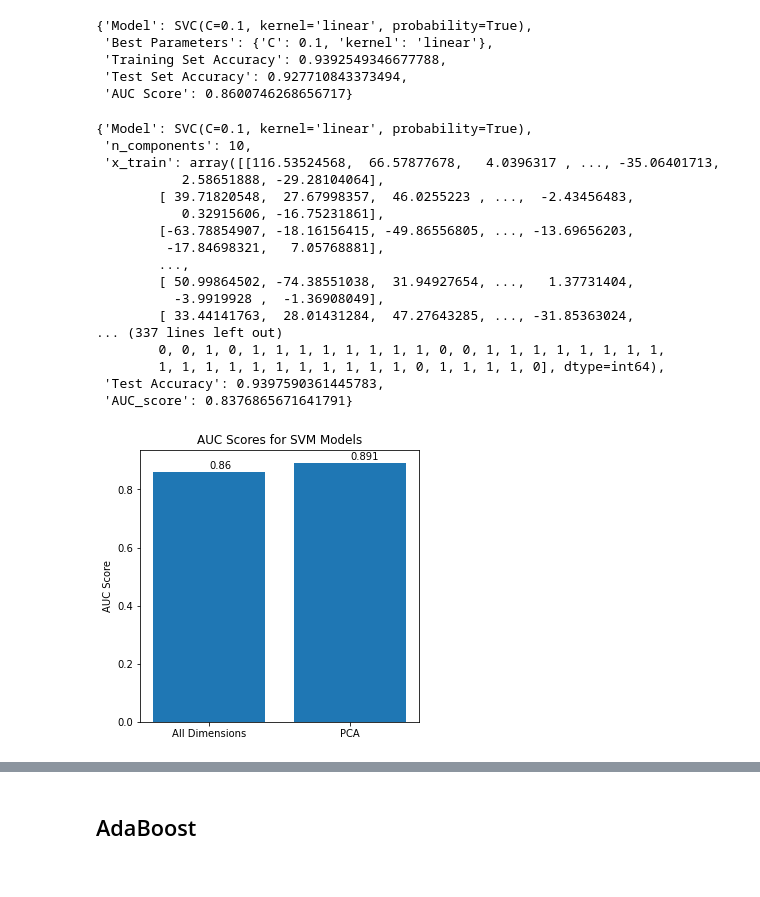
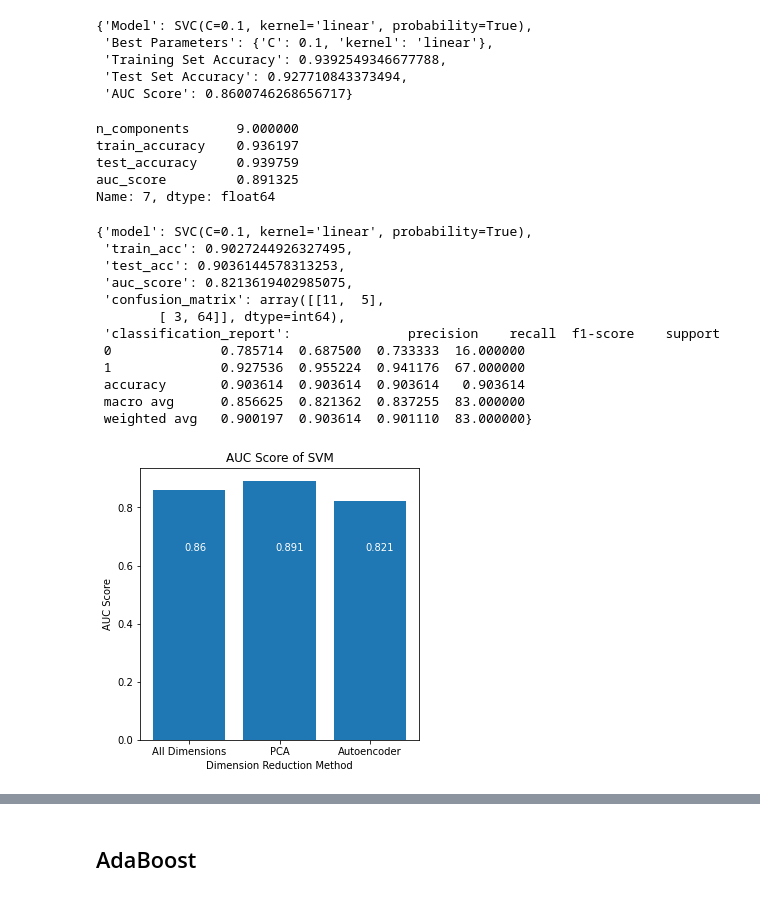
Before and after one commit to Alif108/CSE_472_Machine_Learning, a Jupyter notebook: Assignment/comaprison.ipynb, the cells around one changed output, grey strips where cells are left out. Drawn from its saved outputs; the diff is of its cells as text; code cells hidden in the pictures.

```diff
--- a/Assignment/comaprison.ipynb
+++ b/Assignment/comaprison.ipynb
@@ -56,3 +56,6 @@ train_accuracy     0.936225
 test_accuracy      0.939759
 auc_score          0.891325
 Name: 0, dtype: float64
+# %%
+rf_ae_dict = pickle.load(open('Random Forest/RF_AE.pkl', 'rb'))
+rf_ae_dict
@@ -98,40 +119,49 @@ https://scikit-learn.org/stable/modules/model_persistence.html#security-maintain
  'Training Set Accuracy': 0.9392549346677788,
  'Test Set Accuracy': 0.927710843373494,
  'AUC Score': 0.8600746268656717}
+# %%
+svm_pca = pd.read_csv('SVM/pca_svm_results.csv')
+
+svm_pca_dict = svm_pca.loc[svm_pca['auc_score'].idxmax()]
+svm_pca_dict
+# %% [output]
+n_components      9.000000
+train_accuracy    0.936197
+test_accuracy     0.939759
+auc_score         0.891325
+Name: 7, dtype: float64
 # %%
-svm_pca = pickle.load(open('SVM/SVM_PCA.pkl', 'rb'))
-svm_pca
+svm_ae_dict = pickle.load(open('SVM/SVM_AE.pkl', 'rb'))
+svm_ae_dict
 # %% [output]
-{'Model': SVC(C=0.1, kernel='linear', probability=True),
- 'n_components': 10,
- 'x_train': array([[116.53524568,  66.57877678,   4.0396317 , ..., -35.06401713,
-           2.58651888, -29.28104064],
-        [ 39.71820548,  27.67998357,  46.0255223 , ...,  -2.43456483,
-           0.32915606, -16.75231861],
-        [-63.78854907, -18.16156415, -49.86556805, ..., -13.69656203,
-         -17.84698321,   7.05768881],
-        ...,
-        [ 50.99864502, -74.38551038,  31.94927654, ...,   1.37731404,
-          -3.9919928 ,  -1.36908049],
-        [ 33.44141763,  28.01431284,  47.27643285, ..., -31.85363024,
-... (337 lines left out)
-        0, 0, 1, 0, 1, 1, 1, 1, 1, 1, 1, 1, 0, 0, 1, 1, 1, 1, 1, 1, 1, 1,
-        1, 1, 1, 1, 1, 1, 1, 1, 1, 1, 1, 0, 1, 1, 1, 1, 0], dtype=int64),
- 'Test Accuracy': 0.9397590361445783,
- 'AUC_score': 0.8376865671641791}
+{'model': SVC(C=0.1, kernel='linear', probability=True),
+ 'train_acc': 0.9027244926327495,
+ 'test_acc': 0.9036144578313253,
+ 'auc_score': 0.8213619402985075,
+ 'confusion_matrix': array([[11,  5],
+        [ 3, 64]], dtype=int64),
+ 'classification_report':               precision    recall  f1-score    support
+ 0              0.785714  0.687500  0.733333  16.000000
+ 1              0.927536  0.955224  0.941176  67.000000
+ accuracy       0.903614  0.903614  0.903614   0.903614
+ macro avg      0.856625  0.821362  0.837255  83.000000
+ weighted avg   0.900197  0.903614  0.901110  83.000000}
 # %%
 all_dim_auc = svm_all_dim['AUC Score']
-pca_auc = 0.891325
+pca_auc = svm_pca_dict['auc_score']
+svm_ae_auc = svm_ae_dict['auc_score']
 
 plt.figure(figsize=(5, 5))
-plt.bar(['All Dimensions', 'PCA'], [all_dim_auc, pca_auc])
-plt.text(0, all_dim_auc + 0.01, str(round(all_dim_auc, 3)))
-plt.text(1, pca_auc + 0.01, str(round(pca_auc, 3)))
+plt.bar(['All Dimensions', 'PCA', 'Autoencoder'], [all_dim_auc, pca_auc, svm_ae_auc])
+plt.xlabel('Dimension Reduction Method')
 plt.ylabel('AUC Score')
-plt.title('AUC Scores for SVM Models')
-plt.savefig('SVM/svm_auc_scores.jpg', bounding_box_inches='tight')
+plt.title('AUC Score of SVM')
+plt.text(-0.05, 0.65, round(all_dim_auc, 3), color='white')
+plt.text(0.95, 0.65, round(pca_auc, 3), color='white')
+plt.text(1.95, 0.65, round(svm_ae_auc, 3), color='white')
+plt.savefig('SVM/svm_auc_scores.jpg', dpi=300, bbox_inches='tight')
 plt.show()
 # %% [output]
-[figure, old version]
+[figure, new version]
 # %%
 all_dim_acc = svm_all_dim['Test Set Accuracy']
```
Also changed, not shown: parts of 16 cells of this notebook, 24 other files.
